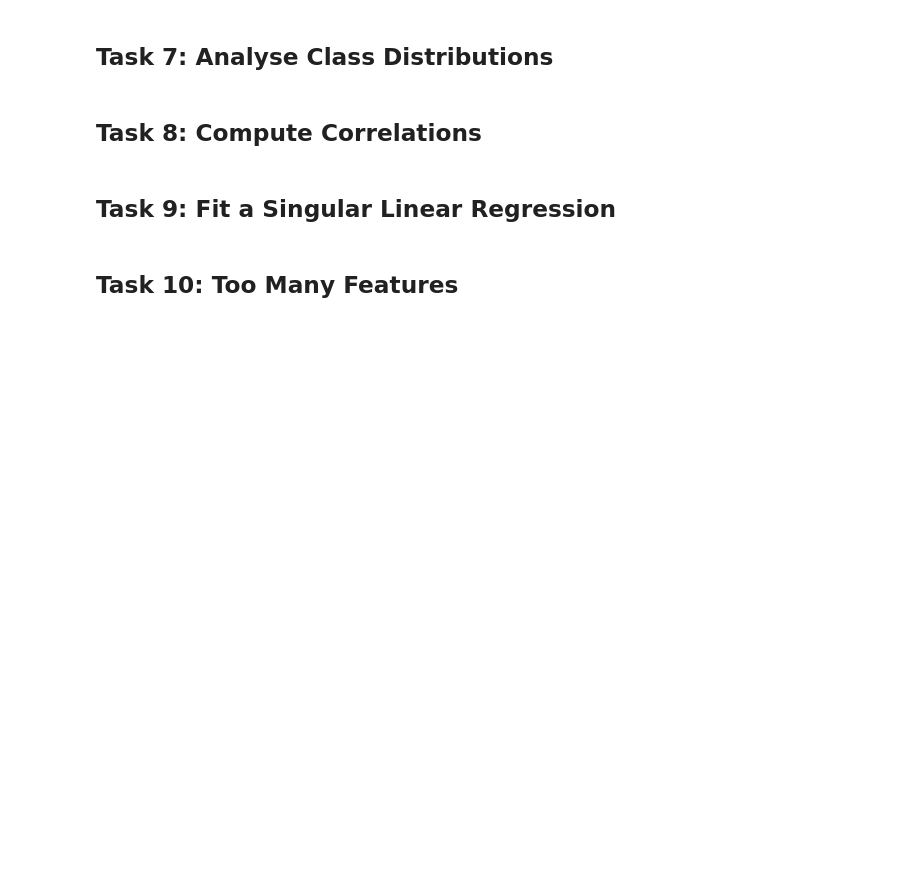
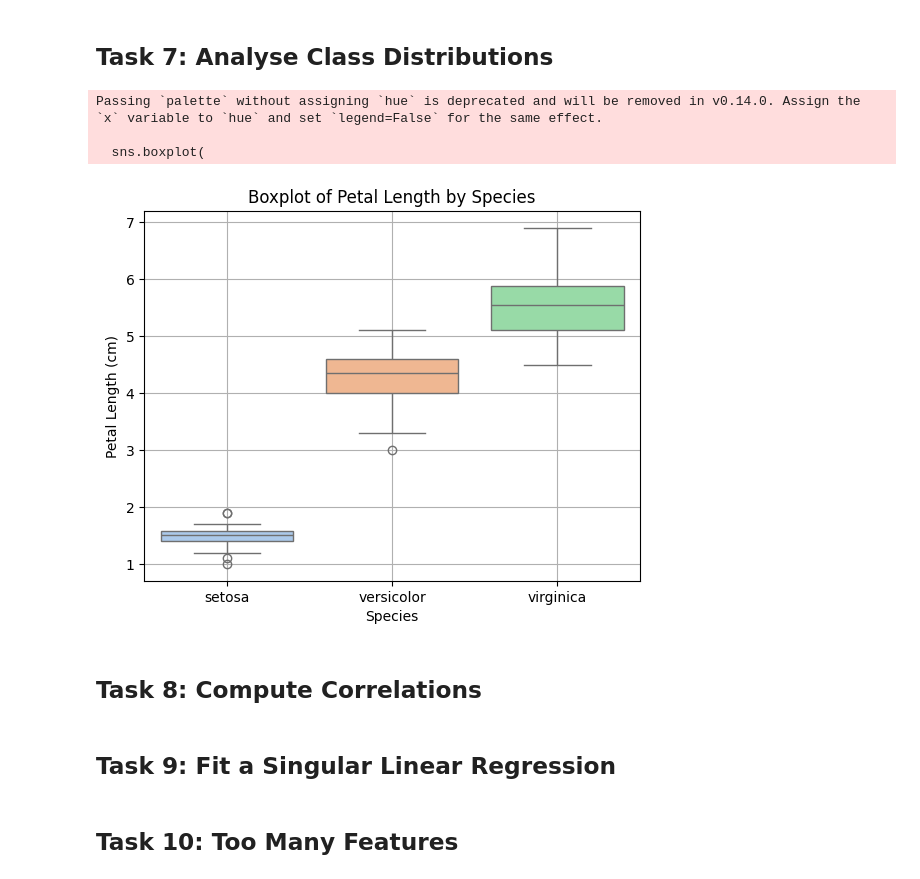
Before and after one commit to marianemcgrath/principles_of_da, a Jupyter notebook: tasks.ipynb, the cells around one changed output. Drawn from its saved outputs; the diff is of its cells as text; code cells hidden in the pictures; blank space fills up the shorter version.

```diff
--- a/tasks.ipynb
+++ b/tasks.ipynb
@@ -173,5 +181,45 @@ plt.show()
 # %% [markdown]
 ## Task 7: Analyse Class Distributions
+# %%
+# First, we'll create a boxplot for each species
+
+# Let's create a nice table (DataFrame) to hold the flower measurements
+
+
+df = pd.DataFrame(data.data, columns=data.feature_names)                    # data.data contains all the measurements (like petal length)
+                                                                            # data.feature_names tells us what each measurement column means
+# Now let's add the species names to our table
+
+df['species'] = pd.Categorical.from_codes(data.target, data.target_names)   # data.target contains numbers representing each species (0, 1, 2)
+                                                                            # data.target_names tells us which number means which flower type
+                                                                            # pd.Categorical.from_codes will convert the numbers to actual names ('setosa', 'versicolor', 'virginica')
+
+# Now we create the actual boxplot using seaborn (sns)
+
+sns.boxplot(
+    x='species',                                                            # We'll put the flower types on the bottom (x-axis)
+    y='petal length (cm)',                                                  # And compare petal lengths (up the side/y-axis)
+    data=df,                                                                # Then, we'll use the data from our table
+    palette='pastel'                                                        # And use a light color scheme
+)
+
+
+plt.title('Boxplot of Petal Length by Species')                             # Now, we add a clear title at the top
+plt.xlabel('Species')                                                       # Label the bottom axis so we know it shows flower types
+plt.ylabel('Petal Length (cm)')                                             # Label the side axis so we know it shows petal lengths
+plt.grid()                                                                  # And add some grid lines to help us read the measurements with more accuracy
+
+plt.show()                                                                  # Finally, display the lovely graph
+
+
+# Source: https://medium.com/@hfahmida/eda-for-iris-dataset-with-boxplots-violin-plots-heatmap-pairwise-plots-535275b4c2a0 (EDA for the Iris Flower dataset)
+# Source: https://www.geeksforgeeks.org/box-plot-in-python-using-matplotlib/
+# Source: https://www.mathworks.com/help/matlab/ref/xticklabels.html (xticks)
+# %% [output]
+Passing `palette` without assigning `hue` is deprecated and will be removed in v0.14.0. Assign the `x` variable to `hue` and set `legend=False` for the same effect.
+
+  sns.boxplot(
+[figure, added]
 # %% [markdown]
 ## Task 8: Compute Correlations
 # %% [markdown]
```
Also changed, not shown: parts of 12 cells of this notebook.
